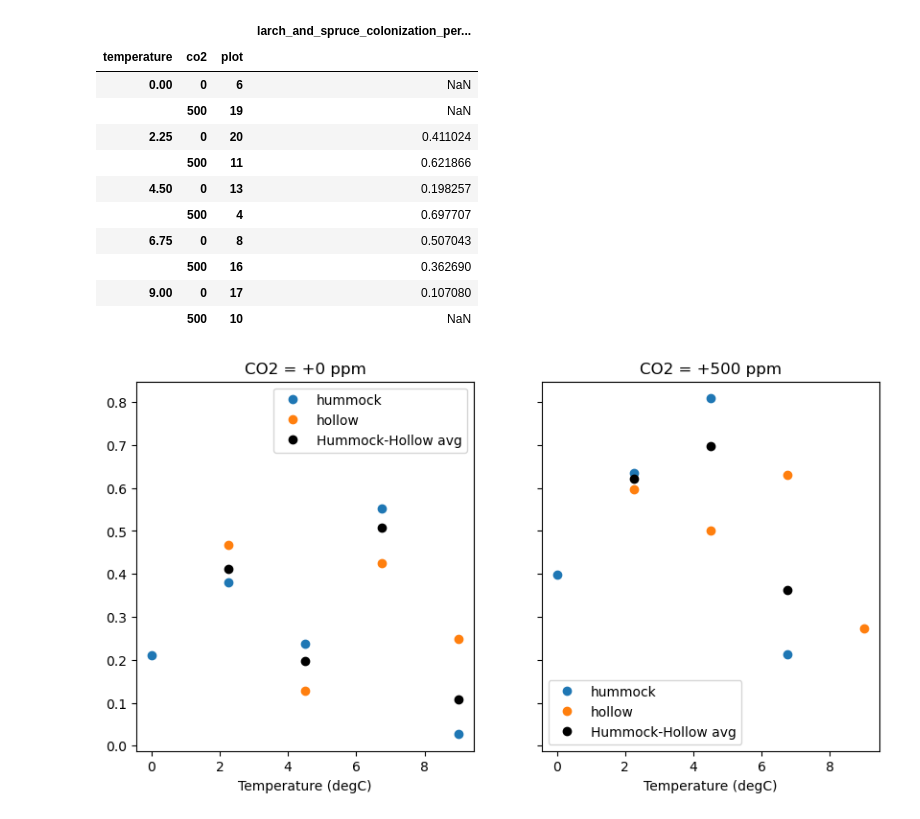
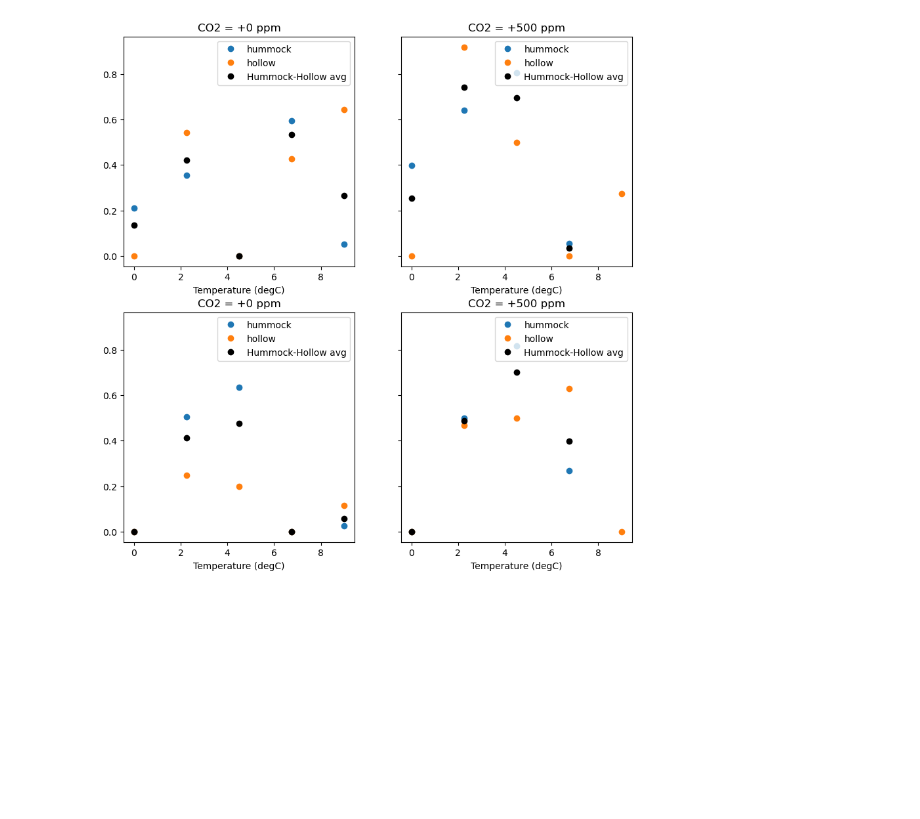
Before and after one commit to ypwong22/elm_nutrients, a Jupyter notebook: plot_obs_fungi_colonization.ipynb, the cells around one changed output. Saved outputs shown, nothing was run; the diff lists cells and outputs as text; code cells hidden in the pictures; blank space fills up the shorter version.

Commit message:
graphics update

```diff
--- a/plot_obs_fungi_colonization.ipynb
+++ b/plot_obs_fungi_colonization.ipynb
@@ -8,40 +8,28 @@ from utils.constants import chamber_levels
 # observed values, separately for hummock and hollow
 obs_frac = pd.read_csv(os.path.join(os.environ['PROJDIR'], 'ELM_Phenology', 'input', 'Tip_colonization_data_2017.csv'),
                        na_values = -9999)
-obs_frac = obs_frac[['microtopography', 'plot', 'larch_and_spruce_colonization_percent']]
-obs_frac['larch_and_spruce_colonization_percent'] /= 100.0
+obs_frac = obs_frac[['microtopography', 'species', 'plot', 'colonization_percent']]
+obs_frac['colonization_percent'] /= 100.0
 obs_frac['temperature'] = [chamber_levels[f'{plot:02d}'][0] for plot in obs_frac['plot']]
 obs_frac['co2'] = [chamber_levels[f'{plot:02d}'][1] for plot in obs_frac['plot']]
-obs_frac = obs_frac.dropna(subset = 'larch_and_spruce_colonization_percent').set_index(['microtopography', 'temperature', 'co2', 'plot'])
+obs_frac = obs_frac.dropna(subset = 'colonization_percent').set_index(['microtopography', 'species', 'temperature', 'co2', 'plot'])
+
+obs_frac_avg = obs_frac.loc['hummock'] * 0.64 + obs_frac.loc['hollow'] * 0.36
+obs_frac_avg
-# %%
-obs_frac_avg = obs_frac.loc['hummock'] * 0.64 + obs_frac.loc['hollow'] * 0.36
-obs_frac_avg
-# %% [output]
-|  |  |  | larch_and_spruce_colonization_per... |
-| temperature | co2 | plot |  |
-| 0.00 | 0 | 6 | NaN |
-|  | 500 | 19 | NaN |
-| 2.25 | 0 | 20 | 0.411024 |
-|  | 500 | 11 | 0.621866 |
-| 4.50 | 0 | 13 | 0.198257 |
-|  | 500 | 4 | 0.697707 |
-| 6.75 | 0 | 8 | 0.507043 |
-|  | 500 | 16 | 0.362690 |
-| 9.00 | 0 | 17 | 0.107080 |
-|  | 500 | 10 | NaN |
 # %%
-fig, axes = plt.subplots(1, 2, figsize = (10, 5), sharey = True)
+fig, axes = plt.subplots(2, 2, figsize = (10, 10), sharey = True)
 for i, co2 in enumerate([0, 500]):
-    ax = axes[i]
-    for top in ['hummock', 'hollow']:
-        ax.plot(obs_frac.loc[(top, slice(None), co2)].reset_index()['temperature'],
-                obs_frac.loc[(top, slice(None), co2)].reset_index()['larch_and_spruce_colonization_percent'], 'o', label = top)
+    for j, species in enumerate(['Spruce', 'Larch']):
+        ax = axes[j,i]
+        for top in ['hummock', 'hollow']:
+                ax.plot(obs_frac.loc[(top, species, slice(None), co2)].reset_index()['temperature'],
+                        obs_frac.loc[(top, species, slice(None), co2)].reset_index()['colonization_percent'], 'o', label = top)
 
-    ax.plot(obs_frac_avg.loc[(slice(None), co2), :].reset_index()['temperature'],
-            obs_frac_avg.loc[(slice(None), co2), :].reset_index()['larch_and_spruce_colonization_percent'], 'ok', label = f'Hummock-Hollow avg')
+        ax.plot(obs_frac_avg.loc[(species, slice(None), co2), :].reset_index()['temperature'],
+                obs_frac_avg.loc[(species, slice(None), co2), :].reset_index()['colonization_percent'], 'ok', label = f'Hummock-Hollow avg')
 
-    ax.legend()
-    ax.set_title(f'CO2 = +{co2} ppm')
-    ax.set_xlabel('Temperature (degC)')
+        ax.legend()
+        ax.set_title(f'CO2 = +{co2} ppm')
+        ax.set_xlabel('Temperature (degC)')
 # %% [output]
-[figure, old version]
+[figure, new version]
```
Also changed, not shown: 5 other files.
